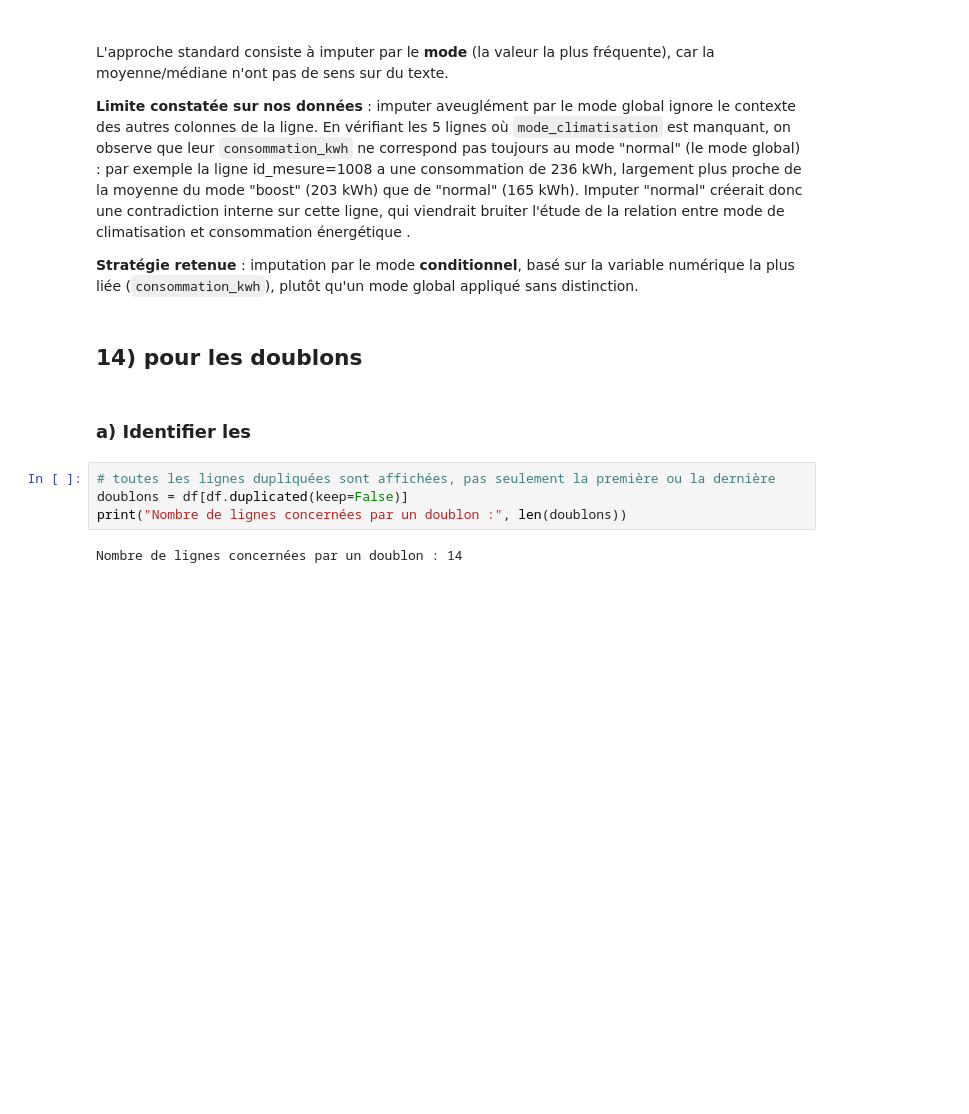
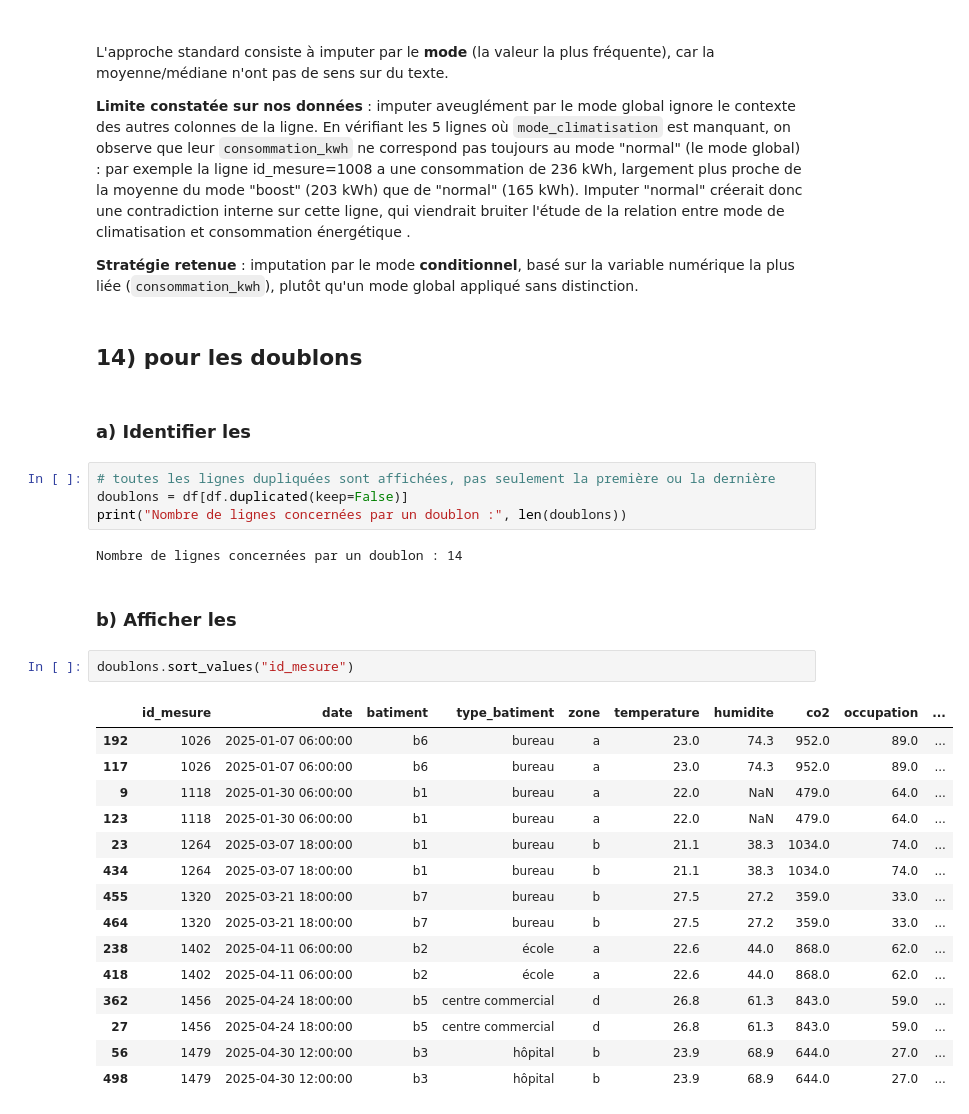
Before and after one commit to Mayra-99/-atelier_prepa_donnees_tab-, a Jupyter notebook: notebooks/atelier_prepa_donnees_tab.ipynb .ipynb, the cells around one changed output. Saved outputs shown, nothing was run; the diff lists cells and outputs as text; blank space fills up the shorter version.

Commit message:
partie1: 14) pour les doublons: b) Afficher les

```diff
--- a/notebooks/atelier_prepa_donnees_tab.ipynb .ipynb
+++ b/notebooks/atelier_prepa_donnees_tab.ipynb .ipynb
@@ -423,3 +423,23 @@ doublons = df[df.duplicated(keep=False)]
 print("Nombre de lignes concernées par un doublon :", len(doublons))
 # %% [output]
 Nombre de lignes concernées par un doublon : 14
+# %% [markdown]
+### b) Afficher les
+# %%
+doublons.sort_values("id_mesure")
+# %% [output]
+|  | id_mesure | date | batiment | type_batiment | zone | temperature | humidite | co2 | occupation | ... |
+| 192 | 1026 | 2025-01-07 06:00:00 | b6 | bureau | a | 23.0 | 74.3 | 952.0 | 89.0 | ... |
+| 117 | 1026 | 2025-01-07 06:00:00 | b6 | bureau | a | 23.0 | 74.3 | 952.0 | 89.0 | ... |
+| 9 | 1118 | 2025-01-30 06:00:00 | b1 | bureau | a | 22.0 | NaN | 479.0 | 64.0 | ... |
+| 123 | 1118 | 2025-01-30 06:00:00 | b1 | bureau | a | 22.0 | NaN | 479.0 | 64.0 | ... |
+| 23 | 1264 | 2025-03-07 18:00:00 | b1 | bureau | b | 21.1 | 38.3 | 1034.0 | 74.0 | ... |
+| 434 | 1264 | 2025-03-07 18:00:00 | b1 | bureau | b | 21.1 | 38.3 | 1034.0 | 74.0 | ... |
+| 455 | 1320 | 2025-03-21 18:00:00 | b7 | bureau | b | 27.5 | 27.2 | 359.0 | 33.0 | ... |
+| 464 | 1320 | 2025-03-21 18:00:00 | b7 | bureau | b | 27.5 | 27.2 | 359.0 | 33.0 | ... |
+| 238 | 1402 | 2025-04-11 06:00:00 | b2 | école | a | 22.6 | 44.0 | 868.0 | 62.0 | ... |
+| 418 | 1402 | 2025-04-11 06:00:00 | b2 | école | a | 22.6 | 44.0 | 868.0 | 62.0 | ... |
+| 362 | 1456 | 2025-04-24 18:00:00 | b5 | centre commercial | d | 26.8 | 61.3 | 843.0 | 59.0 | ... |
+| 27 | 1456 | 2025-04-24 18:00:00 | b5 | centre commercial | d | 26.8 | 61.3 | 843.0 | 59.0 | ... |
+| 56 | 1479 | 2025-04-30 12:00:00 | b3 | hôpital | b | 23.9 | 68.9 | 644.0 | 27.0 | ... |
+| 498 | 1479 | 2025-04-30 12:00:00 | b3 | hôpital | b | 23.9 | 68.9 | 644.0 | 27.0 | ... |
```
